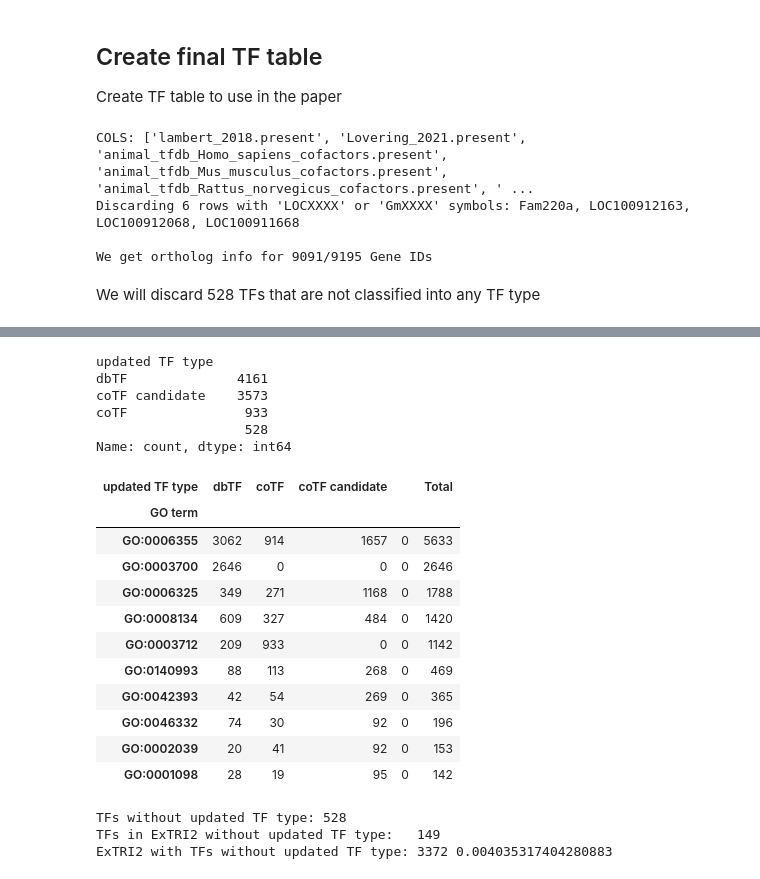
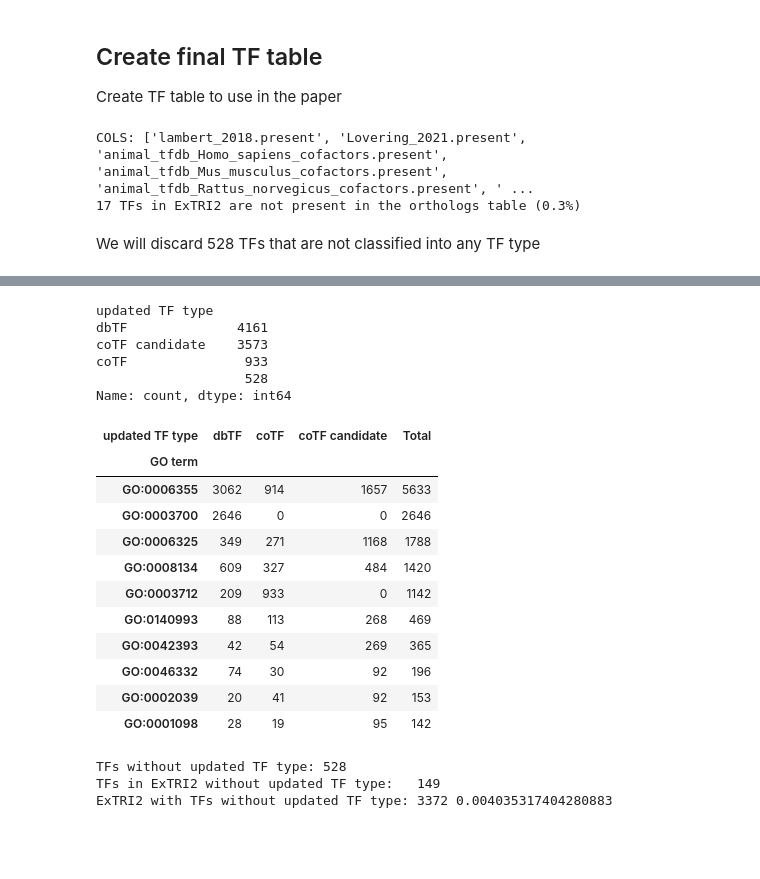
Before and after one commit to Rbbt-Workflows/ExTRI2, a Jupyter notebook: scripts/preprocessing/get_NCBI_TF_IDs.ipynb, the cells around one changed output, grey strips where cells are left out. Cells and saved outputs as stored; diff of their text form; code cells hidden in the pictures; blank space fills up the shorter version.

```diff
--- a/scripts/preprocessing/get_NCBI_TF_IDs.ipynb
+++ b/scripts/preprocessing/get_NCBI_TF_IDs.ipynb
@@ -711,9 +502,15 @@ for tf_type in ['coTF candidate', 'coTF', 'dbTF']:
 ExTRI2_df = pd.read_csv("../../results/ExTRI2_final_resource.tsv", sep="\t", dtype='str')
 TFs_df["In ExTRI"] = TFs_df['Gene ID'].isin(ExTRI2_df['TF Id'])
 
-# Add HGNC ID for human genes
-orthologs_path =       '../../data/external/human_HGNC_orthologs/'
-TFs_df = add_HGNC_symbols(TFs_df, orthologs_path)
+# Add orthologs information
+all_orthologs_df = pd.read_csv("../../data/postprocessing/tables/orthologs_final.tsv", sep="\t", dtype='str').set_index('Gene_ID')
+TFs_df['human_gene_ID'] = TFs_df['Gene ID'].map(all_orthologs_df['unique_human_gene_ID'])
+TFs_df['human_symbol']      = TFs_df['Gene ID'].map(all_orthologs_df['unique_human_gene_symbol'])
+TFs_df['hgnc_id']           = TFs_df['Gene ID'].map(all_orthologs_df['unique_HGNC_ID'])
+
+m_missing = (TFs_df['In ExTRI'] & ~TFs_df['Gene ID'].isin(all_orthologs_df.index))
+print(f"{m_missing.sum()} TFs in ExTRI2 are not present in the orthologs table ({m_missing.sum() / TFs_df['In ExTRI'].sum():.1%})")
+
 
 # Assertions
 assert len(TFs_df) == len(set(TFs_df['Gene ID'])), "There are duplicated Gene IDs in the TFs_df"
@@ -729,7 +526,6 @@ TFs_df.to_csv("../../analysis/tables/all_TFs.tsv", sep="\t", index=False)
 # Save the 2 tables we'll include in the paper
 md(f'We will discard {TFs_df[TFs_df["updated TF type"] == ""].shape[0]} TFs that are not classified into any TF type')
 TFs_df[TFs_df['updated TF type'] != ''][['Gene ID', 'Symbol', 'TaxID']].to_csv("../../data/paper_tables/all_considered_TFs.tsv", sep="\t", index=False)
-
 (
     TFs_df
     .drop(columns=['TF type'])
@@ -751,7 +547,7 @@ summary = (
           var_name="GO term", value_name="present")
     .assign(present=lambda d: d["present"].notna())
     .query("present == True")
-    .groupby(["GO term", "updated TF type"])
+    .groupby(["GO term", "updated TF type"], observed=True)
     .size()
     .unstack(fill_value=0)       # columns = updated TF type
 )
@@ -759,8 +555,6 @@ summary["Total"] = summary.sum(axis=1)
 display(summary.sort_values("Total", ascending=False))
 # %% [output]
 COLS: ['lambert_2018.present', 'Lovering_2021.present', 'animal_tfdb_Homo_sapiens_cofactors.present', 'animal_tfdb_Mus_musculus_cofactors.present', 'animal_tfdb_Rattus_norvegicus_cofactors.present', ' ...
-Discarding 6 rows with 'LOCXXXX' or 'GmXXXX' symbols: Fam220a, LOC100912163, LOC100912068, LOC100911668
-
-We get ortholog info for 9091/9195 Gene IDs
+17 TFs in ExTRI2 are not present in the orthologs table (0.3%)
 We will discard 528 TFs that are not classified into any TF type
 |  | Gene ID | TF type | Symbol | TaxID | GO:0003700 | GO:0003712 | GO:0001098 | GO:0002039 | GO:0008134 | ... |
@@ -769,21 +563,21 @@ We will discard 528 TFs that are not classified into any TF type
 updated TF type
 dbTF              4161
 coTF candidate    3573
 coTF               933
                    528
 Name: count, dtype: int64
-| updated TF type | dbTF | coTF | coTF candidate |  | Total |
-| GO term |  |  |  |  |  |
-| GO:0006355 | 3062 | 914 | 1657 | 0 | 5633 |
-| GO:0003700 | 2646 | 0 | 0 | 0 | 2646 |
-| GO:0006325 | 349 | 271 | 1168 | 0 | 1788 |
-| GO:0008134 | 609 | 327 | 484 | 0 | 1420 |
-| GO:0003712 | 209 | 933 | 0 | 0 | 1142 |
-| GO:0140993 | 88 | 113 | 268 | 0 | 469 |
-| GO:0042393 | 42 | 54 | 269 | 0 | 365 |
-| GO:0046332 | 74 | 30 | 92 | 0 | 196 |
-| GO:0002039 | 20 | 41 | 92 | 0 | 153 |
-| GO:0001098 | 28 | 19 | 95 | 0 | 142 |
+| updated TF type | dbTF | coTF | coTF candidate | Total |
+| GO term |  |  |  |  |
+| GO:0006355 | 3062 | 914 | 1657 | 5633 |
+| GO:0003700 | 2646 | 0 | 0 | 2646 |
+| GO:0006325 | 349 | 271 | 1168 | 1788 |
+| GO:0008134 | 609 | 327 | 484 | 1420 |
+| GO:0003712 | 209 | 933 | 0 | 1142 |
+| GO:0140993 | 88 | 113 | 268 | 469 |
+| GO:0042393 | 42 | 54 | 269 | 365 |
+| GO:0046332 | 74 | 30 | 92 | 196 |
+| GO:0002039 | 20 | 41 | 92 | 153 |
+| GO:0001098 | 28 | 19 | 95 | 142 |
 # %%
 print("TFs without updated TF type:", (TFs_df['updated TF type'] == '').sum())
 print("TFs in ExTRI2 without updated TF type:  ", (TFs_df[TFs_df['In ExTRI']]['updated TF type'] == '').sum())
```
Also changed, not shown: parts of 13 cells of this notebook, 12 other files.
